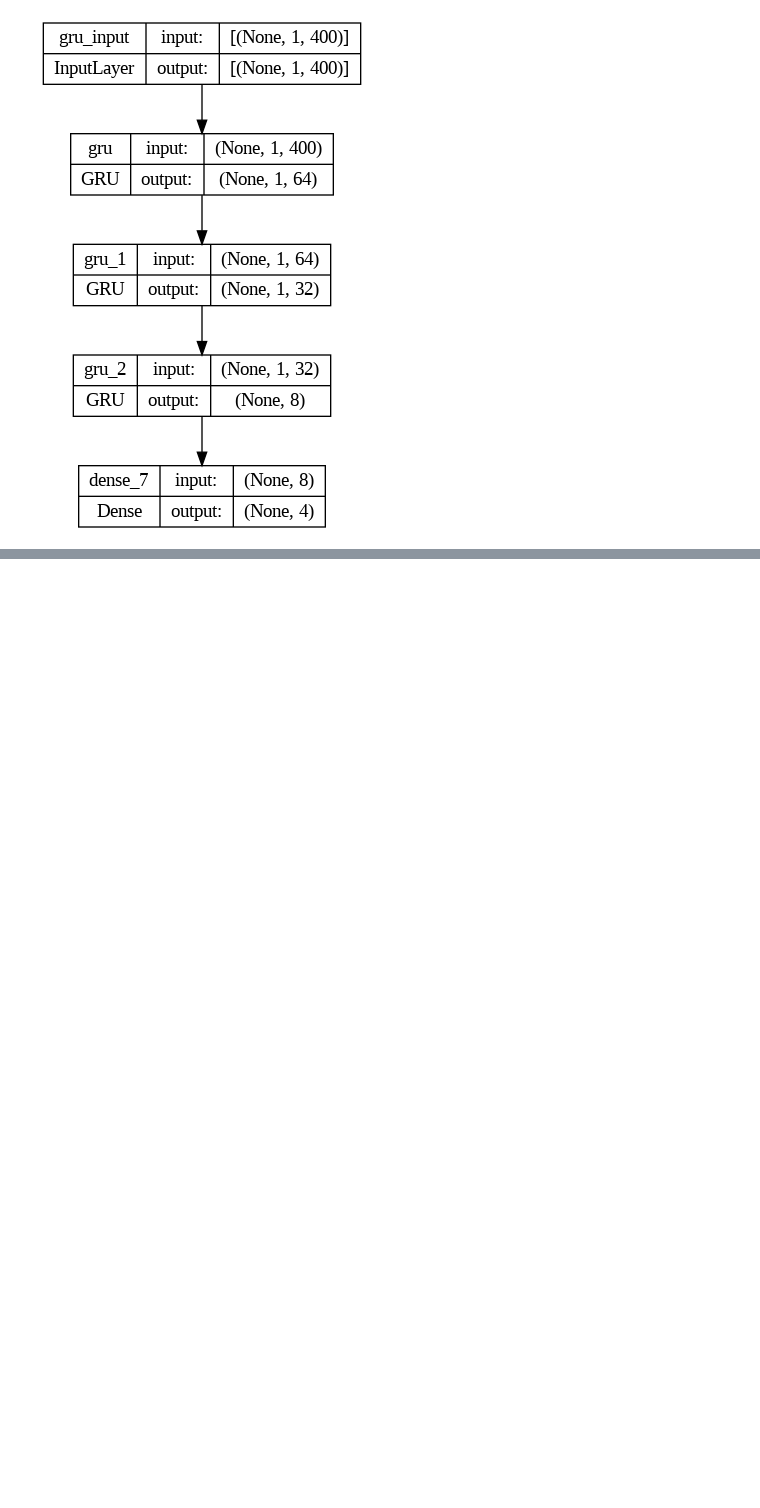
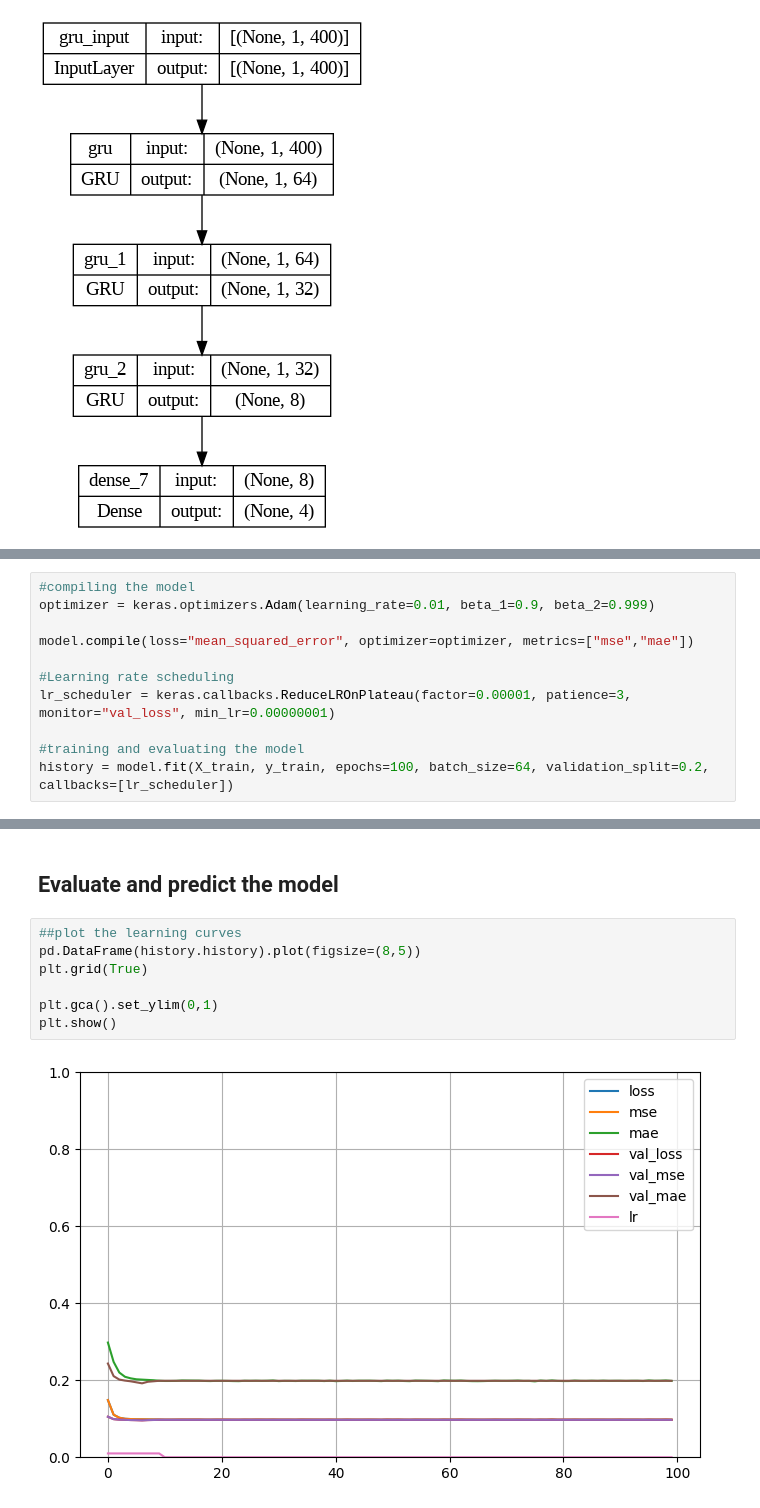
Before and after one commit to ankesh86/TimeSeriesAnalysis, a Jupyter notebook: Forecasting_DeepLearningMethods.ipynb, the cells around one changed output, grey strips where cells are left out. Cells and saved outputs as stored; diff of their text form; blank space fills up the shorter version.

```diff
--- a/Forecasting_DeepLearningMethods.ipynb
+++ b/Forecasting_DeepLearningMethods.ipynb
@@ -457,0 +455,11 @@ optimizer = keras.optimizers.Adam(learning_rate=0.01, beta_1=0.9, )
+# %%
+#compiling the model
+optimizer = keras.optimizers.Adam(learning_rate=0.01, beta_1=0.9, beta_2=0.999)
+
+model.compile(loss="mean_squared_error", optimizer=optimizer, metrics=["mse","mae"])
+
+#Learning rate scheduling
+lr_scheduler = keras.callbacks.ReduceLROnPlateau(factor=0.00001, patience=3, monitor="val_loss", min_lr=0.00000001)
+
+#training and evaluating the model
+history = model.fit(X_train, y_train, epochs=100, batch_size=64, validation_split=0.2, callbacks=[lr_scheduler])
@@ -457,0 +484,11 @@ optimizer = keras.optimizers.Adam(learning_rate=0.01, beta_1=0.9, )
+# %% [markdown]
+## **Evaluate and predict the model**
+# %%
+##plot the learning curves
+pd.DataFrame(history.history).plot(figsize=(8,5))
+plt.grid(True)
+
+plt.gca().set_ylim(0,1)
+plt.show()
+# %% [output]
+[figure, added]
```
Also changed, not shown: parts of 3 cells of this notebook.
